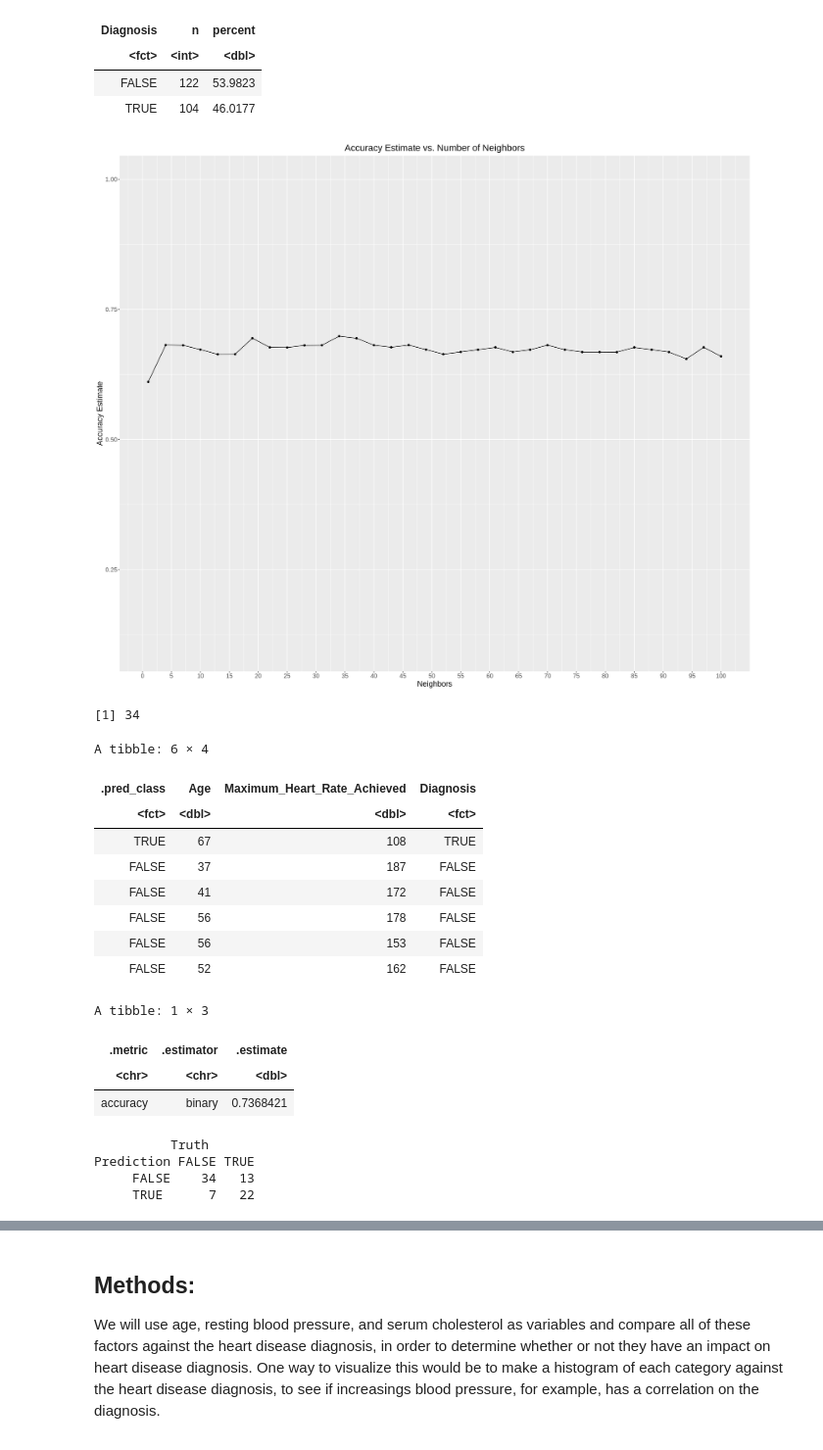
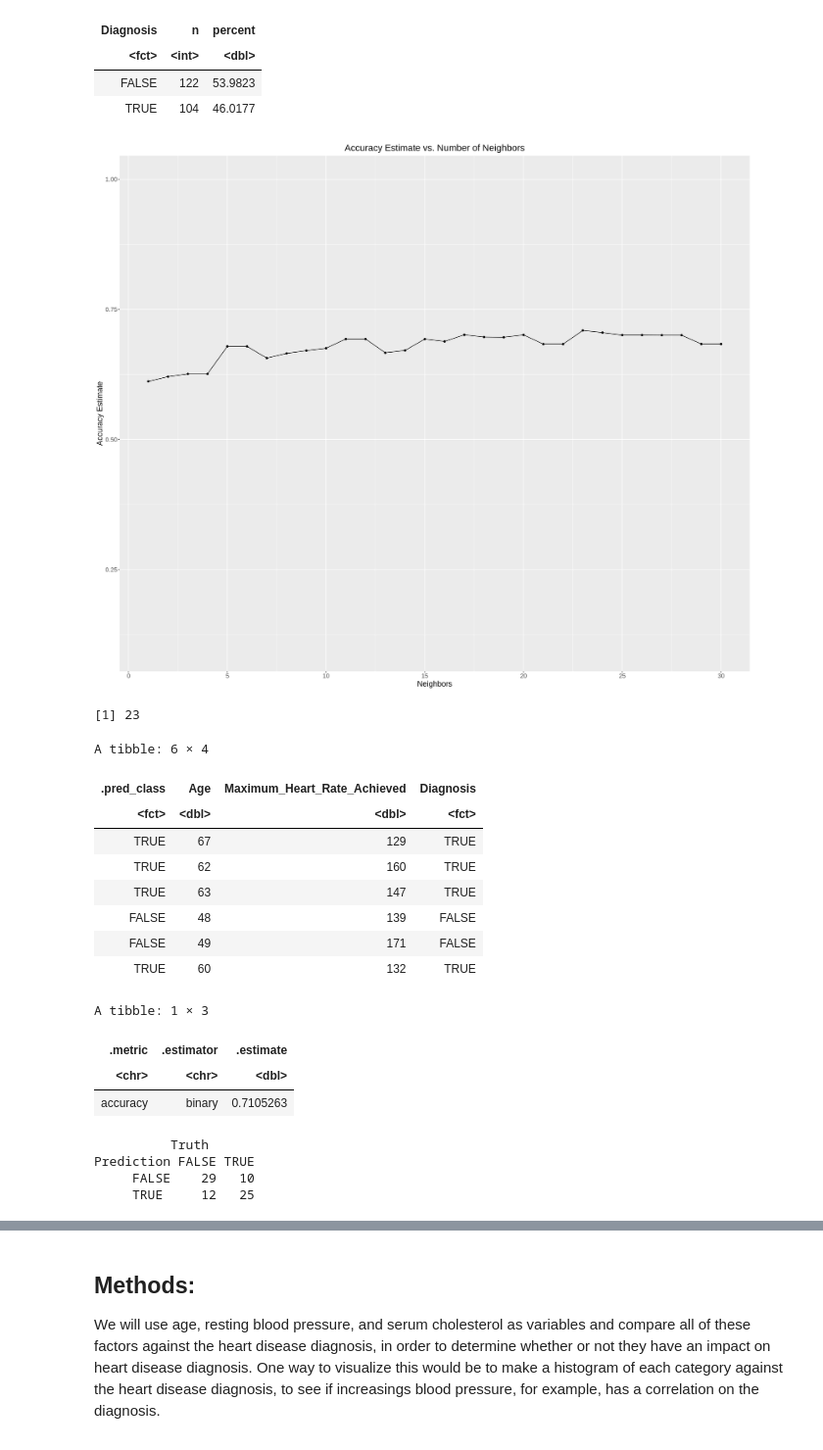
Before and after one commit to Parsapk1/NEW_DSCI_PROJECT, a Jupyter notebook: DSCI100_Project.ipynb, the cells around one changed output, grey strips where cells are left out. Shown at 98% size. Cells and saved outputs as stored; diff of their text form; code cells hidden in the pictures.

```diff
--- a/DSCI100_Project.ipynb
+++ b/DSCI100_Project.ipynb
@@ -214,42 +238,42 @@ A tibble: 2 × 3
 | FALSE | 122 | 53.9823 |
 | TRUE | 104 | 46.0177 |
 # %%
-set.seed(2023)
+set.seed(20)
 heart_recipe <- recipe(Diagnosis ~ ., data = cleveland_heart_cleaned) |>
                 step_scale(all_predictors()) |>
                 step_center(all_predictors())
 
 knn_spec <- nearest_neighbor(weight_func = "rectangular", neighbors = tune()) |>
             set_engine("kknn") |>
             set_mode("classification")
 
-values_vfold <- vfold_cv(training_heart, v = 5, strata = Diagnosis)
+values_vfold <- vfold_cv(training_heart, v = 10, strata = Diagnosis)
 
-k_vals <- tibble(neighbors = seq(from = 1, to = 100, by = 3))
+k_vals <- tibble(neighbors = seq(from = 1, to = 30, by = 1))
 
 knn_fit <- workflow() |>
             add_recipe(heart_recipe) |>
             add_model(knn_spec) |>
             tune_grid(resamples = values_vfold, grid = k_vals) |>
             collect_metrics()
 
 accuracies <- knn_fit |>
     filter(.metric == "accuracy")
 
 options(repr.plot.height = 15, repr.plot.width = 18)
 
 neighbours_plot <- ggplot(accuracies, aes(x = neighbors, y = mean)) +
     geom_point() +
     geom_line() +
     labs(x = "Neighbors", y = "Accuracy Estimate") +
     ggtitle("Accuracy Estimate vs. Number of Neighbors") +
     scale_x_continuous(breaks = seq(0, 150, by = 5)) +
     scale_y_continuous(limits = c(0.1, 1.0)) +
     theme(plot.title = element_text(hjust = 0.5), text = element_text(size = 15))
 
 neighbours_plot
 # %% [output]
-[figure, old version]
+[figure, new version]
 # %%
 best_k <- accuracies |>
     arrange(desc(mean)) |>
@@ -266,7 +290,7 @@ model_fit_max <- workflow() |>
     add_model(knn_spec_best) |>
     fit(data = training_heart)
 # %% [output]
-[1] 34
+[1] 23
 # %%
 model_predictions_test <- predict(model_fit_max, testing_heart) |>
     bind_cols(testing_heart)
@@ -286,18 +310,18 @@ heart_conf_mat
 A tibble: 6 × 4
 | .pred_class | Age | Maximum_Heart_Rate_Achieved | Diagnosis |
 | <fct> | <dbl> | <dbl> | <fct> |
-| TRUE | 67 | 108 | TRUE |
-| FALSE | 37 | 187 | FALSE |
-| FALSE | 41 | 172 | FALSE |
-| FALSE | 56 | 178 | FALSE |
-| FALSE | 56 | 153 | FALSE |
-| FALSE | 52 | 162 | FALSE |
+| TRUE | 67 | 129 | TRUE |
+| TRUE | 62 | 160 | TRUE |
+| TRUE | 63 | 147 | TRUE |
+| FALSE | 48 | 139 | FALSE |
+| FALSE | 49 | 171 | FALSE |
+| TRUE | 60 | 132 | TRUE |
 A tibble: 1 × 3
 | .metric | .estimator | .estimate |
 | <chr> | <chr> | <dbl> |
-| accuracy | binary | 0.7368421 |
+| accuracy | binary | 0.7105263 |
           Truth
 Prediction FALSE TRUE
-     FALSE    34   13
-     TRUE      7   22
+     FALSE    29   10
+     TRUE     12   25
 # %%
```
Also changed, not shown: parts of 6 cells of this notebook.
